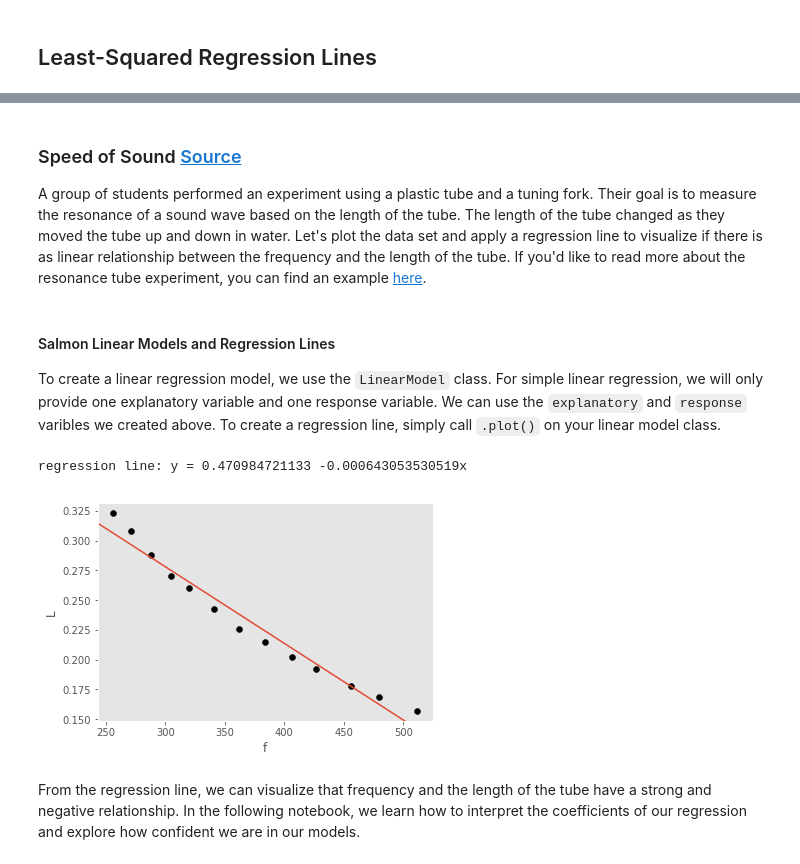
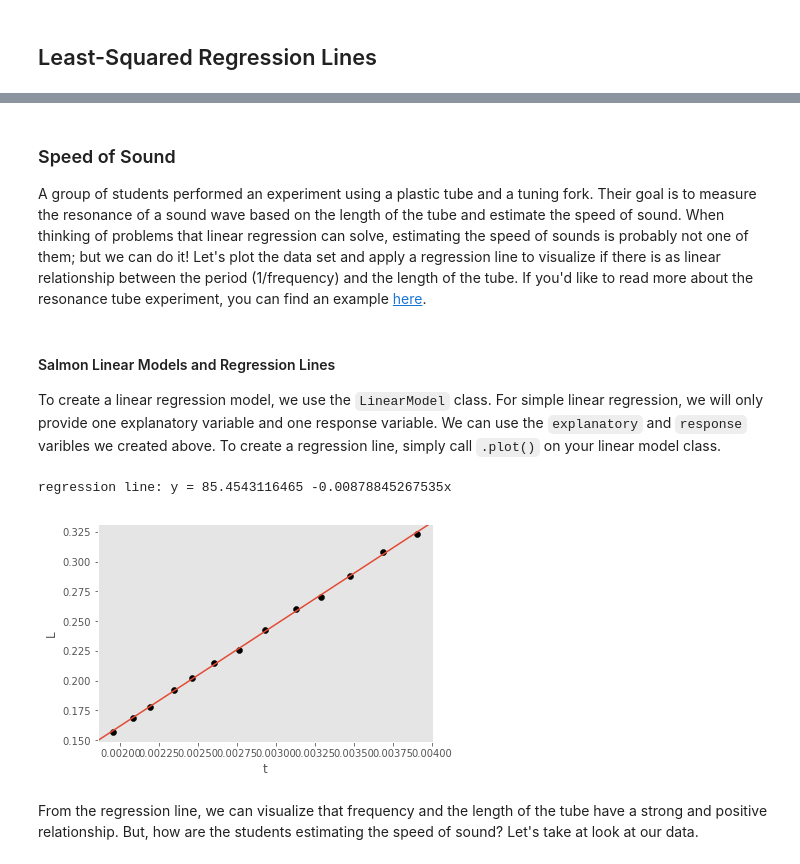
Before and after one commit to nicholasrusso/russoStat400, a Jupyter notebook: chapter1.ipynb, the cells around one changed output, grey strips where cells are left out. Drawn from its saved outputs; the diff is of its cells as text; code cells hidden in the pictures.

Commit message:
added interpreting coefficients speed of sound

```diff
--- a/chapter1.ipynb
+++ b/chapter1.ipynb
@@ -117,22 +119,23 @@ and $b_0$ = $$\bar{y} - b_1\bar{x}$$
 | $\bar{s_x}$     | Standard deviation of all x observations |
 | $\bar{s_y}$     | Standard deviation of all y observations|
 # %% [markdown]
-### Speed of Sound [Source](http://www.webassign.net/labsgraceperiod/asucolphysmechl1/lab_10/manual.html)
-A group of students performed an experiment using a plastic tube and a tuning fork. Their goal is to measure the resonance of a sound wave based on the length of the tube. The length of the tube changed as they moved the tube up and down in water. Let's plot the data set and apply a regression line to visualize if there is as linear relationship between the frequency and the length of the tube. If you'd like to read more about the resonance tube experiment, you can find an example [here]( http://www.webassign.net/labsgraceperiod/asucolphysmechl1/lab_10/manual.html).
+### Speed of Sound
+A group of students performed an experiment using a plastic tube and a tuning fork. Their goal is to measure the resonance of a sound wave based on the length of the tube and estimate the speed of sound. When thinking of problems that linear regression can solve, estimating the speed of sounds is probably not one of them; but we can do it! Let's plot the data set and apply a regression line to visualize if there is as linear relationship between the period (1/frequency) and the length of the tube. If you'd like to read more about the resonance tube experiment, you can find an example [here]( http://www.webassign.net/labsgraceperiod/asucolphysmechl1/lab_10/manual.html).
 # %% [markdown]
 #### Salmon Linear Models and Regression Lines
 To create a linear regression model, we use the `LinearModel` class. For simple linear regression, we will only provide one explanatory variable and one response variable. We can use the `explanatory` and `response` varibles we created above. To create a regression line, simply call `.plot()` on your linear model class.
 # %%
 data = pd.read_csv("data/chapter1/speed_of_sound.csv")
-explanatory = Q("f")
+data["t"] = 1/data["f"]
+explanatory = Q("t")
 response = Q("L")
 model = LinearModel(explanatory, response)
 model.fit(data)
 model.plot()
 print("regression line: y = "
       + str(model.bhat["Coefficients"][0]) + " " +  str(model.bhat["Coefficients"][1]) +"x")
 # %% [output]
-regression line: y = 0.470984721133 -0.000643053530519x
+regression line: y = 85.4543116465 -0.00878845267535x
-[figure, old version]
+[figure, new version]
 # %% [markdown]
-From the regression line, we can visualize that frequency and the length of the tube have a strong and negative relationship. In the following notebook, we learn how to interpret the coefficients of our regression and explore how confident we are in our models.
+From the regression line, we can visualize that frequency and the length of the tube have a strong and positive relationship. But, how are the students estimating the speed of sound? Let's take at look at our data.
```
Also changed, not shown: parts of 13 cells of this notebook.
